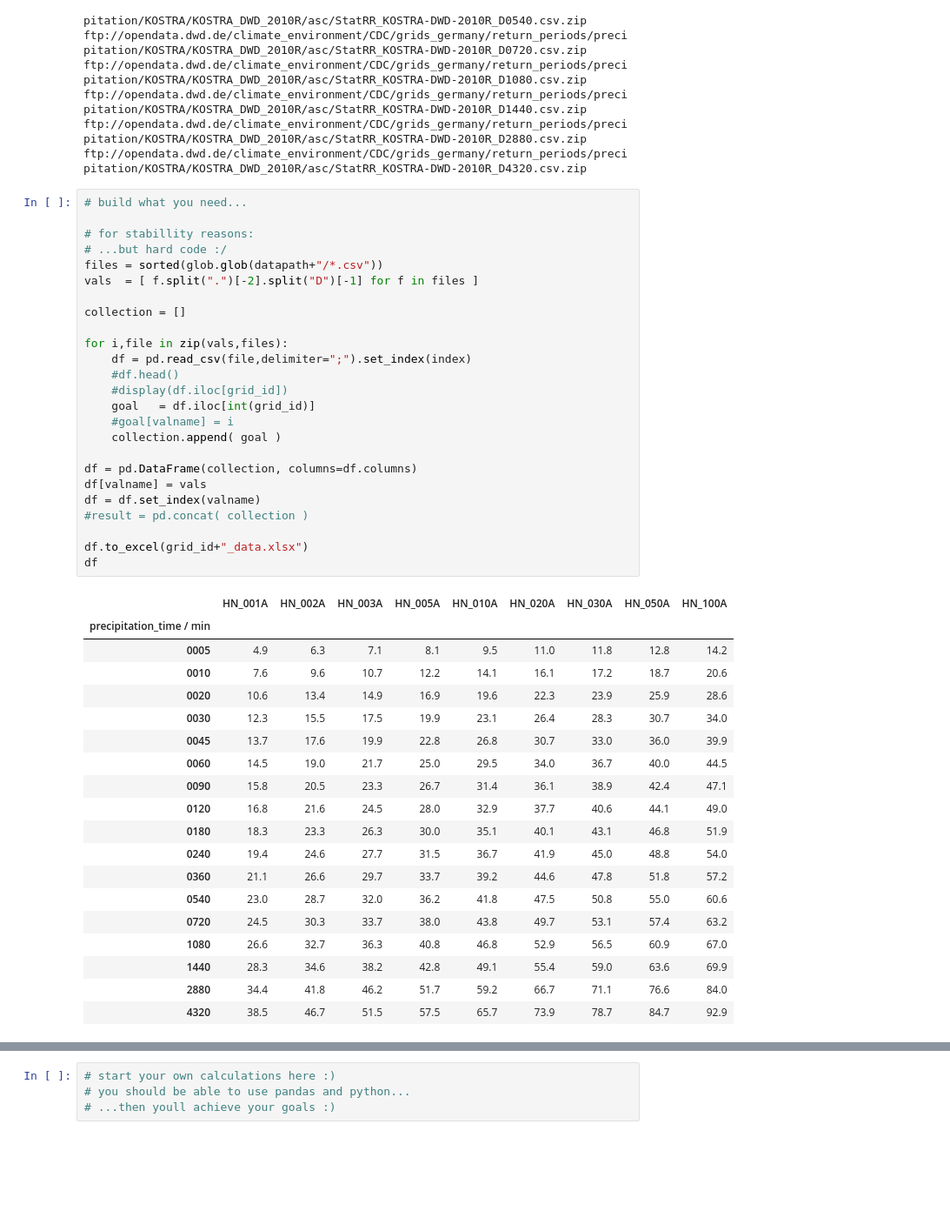
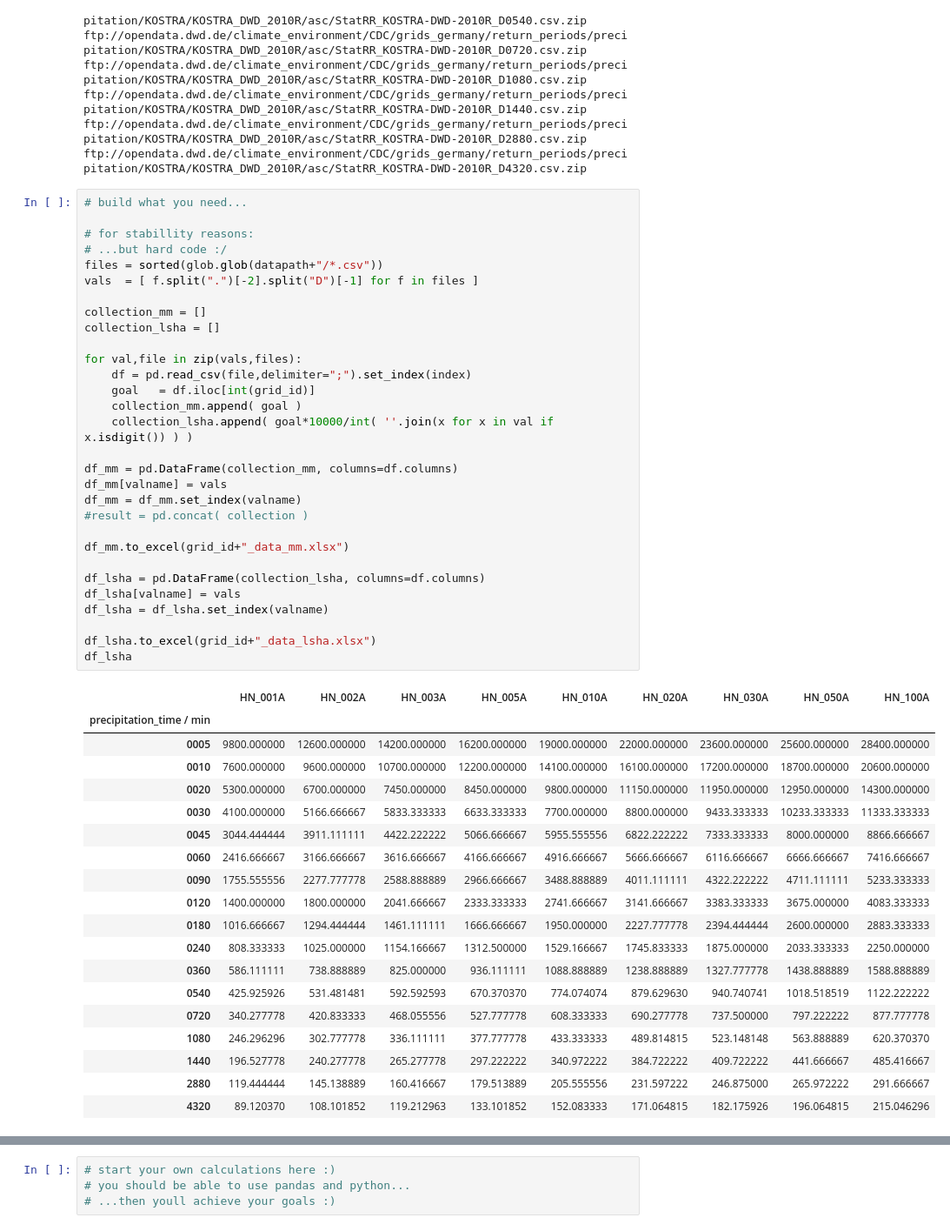
Before and after one commit to maxfleck/KOSTRA_DWD_FTP_tool, a Jupyter notebook: KOSTRA_DWD_FTP_tool.ipynb, the cells around one changed output, grey strips where cells are left out. Shown: that part at 87% size. Saved outputs shown, nothing was run; the diff lists cells and outputs as text; blank space fills up the shorter version.

```diff
--- a/KOSTRA_DWD_FTP_tool.ipynb
+++ b/KOSTRA_DWD_FTP_tool.ipynb
@@ -154,46 +154,51 @@ ftp://opendata.dwd.de/climate_environment/CDC/grids_germany/return_periods/preci
 # %%
 # build what you need...
 
 # for stabillity reasons:
 # ...but hard code :/
 files = sorted(glob.glob(datapath+"/*.csv"))
 vals  = [ f.split(".")[-2].split("D")[-1] for f in files ]
 
-collection = []
+collection_mm = []
+collection_lsha = []
 
-for i,file in zip(vals,files):
+for val,file in zip(vals,files):
     df = pd.read_csv(file,delimiter=";").set_index(index)
-    #df.head()
-    #display(df.iloc[grid_id])
     goal   = df.iloc[int(grid_id)]
-    #goal[valname] = i
-    collection.append( goal )
+    collection_mm.append( goal )
+    collection_lsha.append( goal*10000/int( ''.join(x for x in val if x.isdigit()) ) )
 
-df = pd.DataFrame(collection, columns=df.columns)
-df[valname] = vals
-df = df.set_index(valname)
+df_mm = pd.DataFrame(collection_mm, columns=df.columns)
+df_mm[valname] = vals
+df_mm = df_mm.set_index(valname)
 #result = pd.concat( collection )
 
-df.to_excel(grid_id+"_data.xlsx")
-df
+df_mm.to_excel(grid_id+"_data_mm.xlsx")
+
+df_lsha = pd.DataFrame(collection_lsha, columns=df.columns)
+df_lsha[valname] = vals
+df_lsha = df_lsha.set_index(valname)
+
+df_lsha.to_excel(grid_id+"_data_lsha.xlsx")
+df_lsha
 # %% [output]
 |  | HN_001A | HN_002A | HN_003A | HN_005A | HN_010A | HN_020A | HN_030A | HN_050A | HN_100A |
 | precipitation_time / min |  |  |  |  |  |  |  |  |  |
-| 0005 | 4.9 | 6.3 | 7.1 | 8.1 | 9.5 | 11.0 | 11.8 | 12.8 | 14.2 |
-| 0010 | 7.6 | 9.6 | 10.7 | 12.2 | 14.1 | 16.1 | 17.2 | 18.7 | 20.6 |
-| 0020 | 10.6 | 13.4 | 14.9 | 16.9 | 19.6 | 22.3 | 23.9 | 25.9 | 28.6 |
-| 0030 | 12.3 | 15.5 | 17.5 | 19.9 | 23.1 | 26.4 | 28.3 | 30.7 | 34.0 |
-| 0045 | 13.7 | 17.6 | 19.9 | 22.8 | 26.8 | 30.7 | 33.0 | 36.0 | 39.9 |
-| 0060 | 14.5 | 19.0 | 21.7 | 25.0 | 29.5 | 34.0 | 36.7 | 40.0 | 44.5 |
-| 0090 | 15.8 | 20.5 | 23.3 | 26.7 | 31.4 | 36.1 | 38.9 | 42.4 | 47.1 |
-| 0120 | 16.8 | 21.6 | 24.5 | 28.0 | 32.9 | 37.7 | 40.6 | 44.1 | 49.0 |
-| 0180 | 18.3 | 23.3 | 26.3 | 30.0 | 35.1 | 40.1 | 43.1 | 46.8 | 51.9 |
-| 0240 | 19.4 | 24.6 | 27.7 | 31.5 | 36.7 | 41.9 | 45.0 | 48.8 | 54.0 |
-| 0360 | 21.1 | 26.6 | 29.7 | 33.7 | 39.2 | 44.6 | 47.8 | 51.8 | 57.2 |
-| 0540 | 23.0 | 28.7 | 32.0 | 36.2 | 41.8 | 47.5 | 50.8 | 55.0 | 60.6 |
-| 0720 | 24.5 | 30.3 | 33.7 | 38.0 | 43.8 | 49.7 | 53.1 | 57.4 | 63.2 |
-| 1080 | 26.6 | 32.7 | 36.3 | 40.8 | 46.8 | 52.9 | 56.5 | 60.9 | 67.0 |
-| 1440 | 28.3 | 34.6 | 38.2 | 42.8 | 49.1 | 55.4 | 59.0 | 63.6 | 69.9 |
-| 2880 | 34.4 | 41.8 | 46.2 | 51.7 | 59.2 | 66.7 | 71.1 | 76.6 | 84.0 |
-| 4320 | 38.5 | 46.7 | 51.5 | 57.5 | 65.7 | 73.9 | 78.7 | 84.7 | 92.9 |
+| 0005 | 9800.000000 | 12600.000000 | 14200.000000 | 16200.000000 | 19000.000000 | 22000.000000 | 23600.000000 | 25600.000000 | 28400.000000 |
+| 0010 | 7600.000000 | 9600.000000 | 10700.000000 | 12200.000000 | 14100.000000 | 16100.000000 | 17200.000000 | 18700.000000 | 20600.000000 |
+| 0020 | 5300.000000 | 6700.000000 | 7450.000000 | 8450.000000 | 9800.000000 | 11150.000000 | 11950.000000 | 12950.000000 | 14300.000000 |
+| 0030 | 4100.000000 | 5166.666667 | 5833.333333 | 6633.333333 | 7700.000000 | 8800.000000 | 9433.333333 | 10233.333333 | 11333.333333 |
+| 0045 | 3044.444444 | 3911.111111 | 4422.222222 | 5066.666667 | 5955.555556 | 6822.222222 | 7333.333333 | 8000.000000 | 8866.666667 |
+| 0060 | 2416.666667 | 3166.666667 | 3616.666667 | 4166.666667 | 4916.666667 | 5666.666667 | 6116.666667 | 6666.666667 | 7416.666667 |
+| 0090 | 1755.555556 | 2277.777778 | 2588.888889 | 2966.666667 | 3488.888889 | 4011.111111 | 4322.222222 | 4711.111111 | 5233.333333 |
+| 0120 | 1400.000000 | 1800.000000 | 2041.666667 | 2333.333333 | 2741.666667 | 3141.666667 | 3383.333333 | 3675.000000 | 4083.333333 |
+| 0180 | 1016.666667 | 1294.444444 | 1461.111111 | 1666.666667 | 1950.000000 | 2227.777778 | 2394.444444 | 2600.000000 | 2883.333333 |
+| 0240 | 808.333333 | 1025.000000 | 1154.166667 | 1312.500000 | 1529.166667 | 1745.833333 | 1875.000000 | 2033.333333 | 2250.000000 |
+| 0360 | 586.111111 | 738.888889 | 825.000000 | 936.111111 | 1088.888889 | 1238.888889 | 1327.777778 | 1438.888889 | 1588.888889 |
+| 0540 | 425.925926 | 531.481481 | 592.592593 | 670.370370 | 774.074074 | 879.629630 | 940.740741 | 1018.518519 | 1122.222222 |
+| 0720 | 340.277778 | 420.833333 | 468.055556 | 527.777778 | 608.333333 | 690.277778 | 737.500000 | 797.222222 | 877.777778 |
+| 1080 | 246.296296 | 302.777778 | 336.111111 | 377.777778 | 433.333333 | 489.814815 | 523.148148 | 563.888889 | 620.370370 |
+| 1440 | 196.527778 | 240.277778 | 265.277778 | 297.222222 | 340.972222 | 384.722222 | 409.722222 | 441.666667 | 485.416667 |
+| 2880 | 119.444444 | 145.138889 | 160.416667 | 179.513889 | 205.555556 | 231.597222 | 246.875000 | 265.972222 | 291.666667 |
+| 4320 | 89.120370 | 108.101852 | 119.212963 | 133.101852 | 152.083333 | 171.064815 | 182.175926 | 196.064815 | 215.046296 |
 # %%
```
Also changed, not shown: parts of 1 cell of this notebook, 7 other files.
